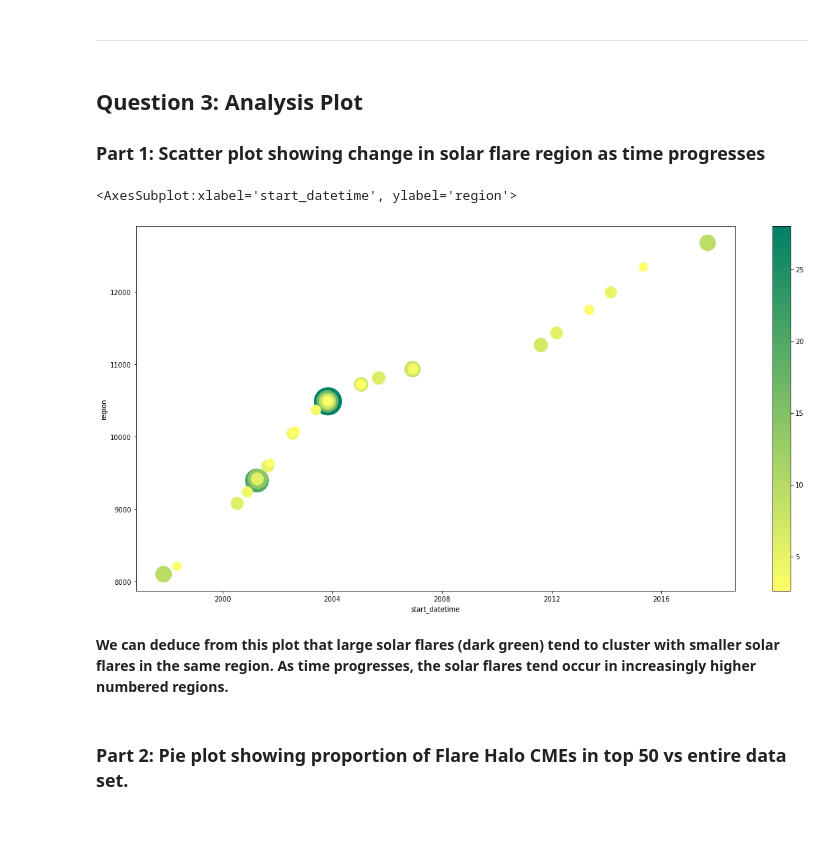
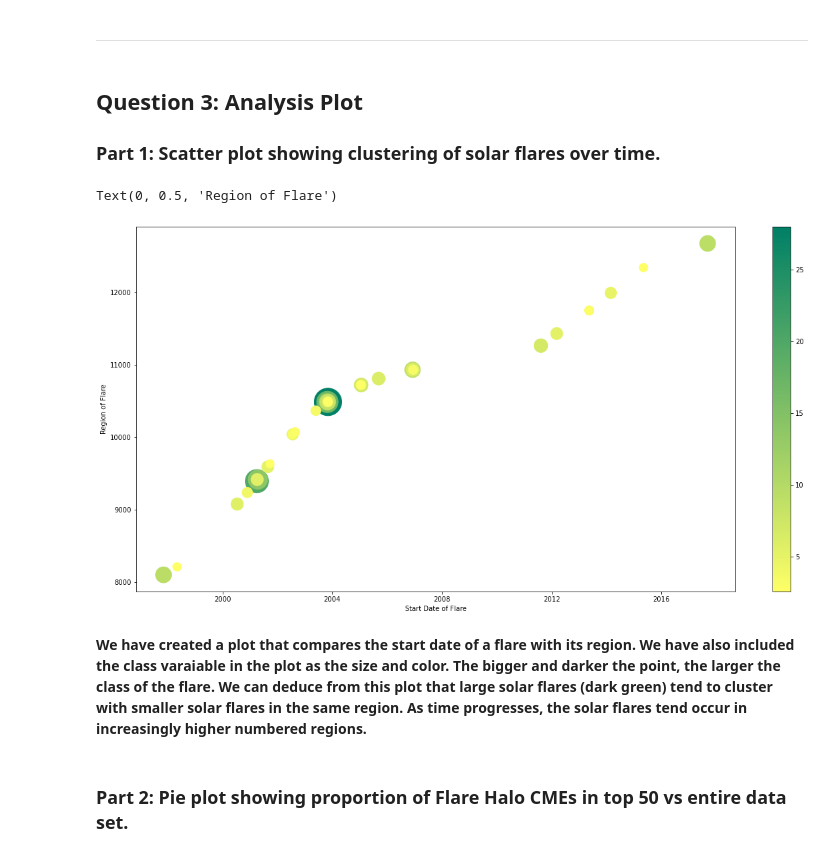
Before and after one commit to NickOuellet/Fly-Me-To-The-Moon, a Jupyter notebook: Fly Me To The Moon - P1P2.ipynb, the cells around one changed output. Saved outputs shown, nothing was run; the diff lists cells and outputs as text; code cells hidden in the pictures; blank space fills up the shorter version.

```diff
--- a/Fly Me To The Moon - P1P2.ipynb
+++ b/Fly Me To The Moon - P1P2.ipynb
@@ -472,21 +472,23 @@ See the caveats in the documentation: https://pandas.pydata.org/pandas-docs/stab
 ___
 # %% [markdown]
 ## Question 3: Analysis Plot
-### Part 1: Scatter plot showing change in solar flare region as time progresses
+### Part 1: Scatter plot showing clustering of solar flares over time.
 # %%
 xray = NASAtop50_df["xray_importance"].map(lambda x: float(x[1:]))
 NASAtop50_df.plot.scatter(figsize=(20, 10),
                           x="start_datetime",
                           y="region",
                           c=xray,
                           cmap="summer_r",
                           sharex=False,
                           s=xray*60)
+plt.xlabel("Start Date of Flare")
+plt.ylabel("Region of Flare")
 # %% [output]
-<AxesSubplot:xlabel='start_datetime', ylabel='region'>
+Text(0, 0.5, 'Region of Flare')
-[figure, old version]
+[figure, new version]
 # %% [markdown]
-**We can deduce from this plot that large solar flares (dark green) tend to cluster with smaller solar flares in the same region. As time progresses, the solar flares tend occur in increasingly higher numbered regions.**
+**We have created a plot that compares the start date of a flare with its region. We have also included the class varaiable in the plot as the size and color. The bigger and darker the point, the larger the class of the flare. We can deduce from this plot that large solar flares (dark green) tend to cluster with smaller solar flares in the same region. As time progresses, the solar flares tend occur in increasingly higher numbered regions.**
 # %% [markdown]
 ### Part 2: Pie plot showing proportion of Flare Halo CMEs in top 50 vs entire data set.
 # %%
```
Also changed, not shown: parts of 3 cells of this notebook.
